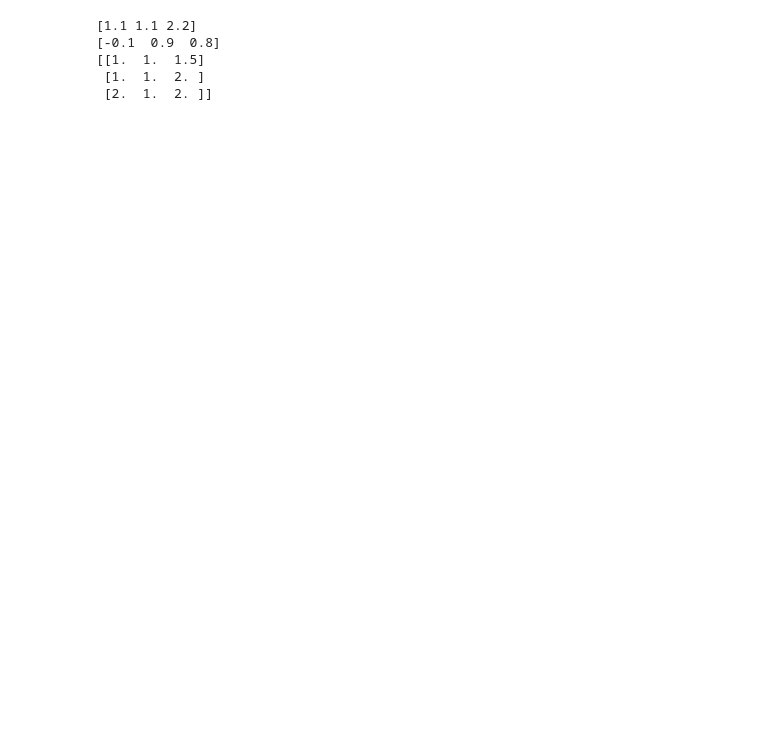
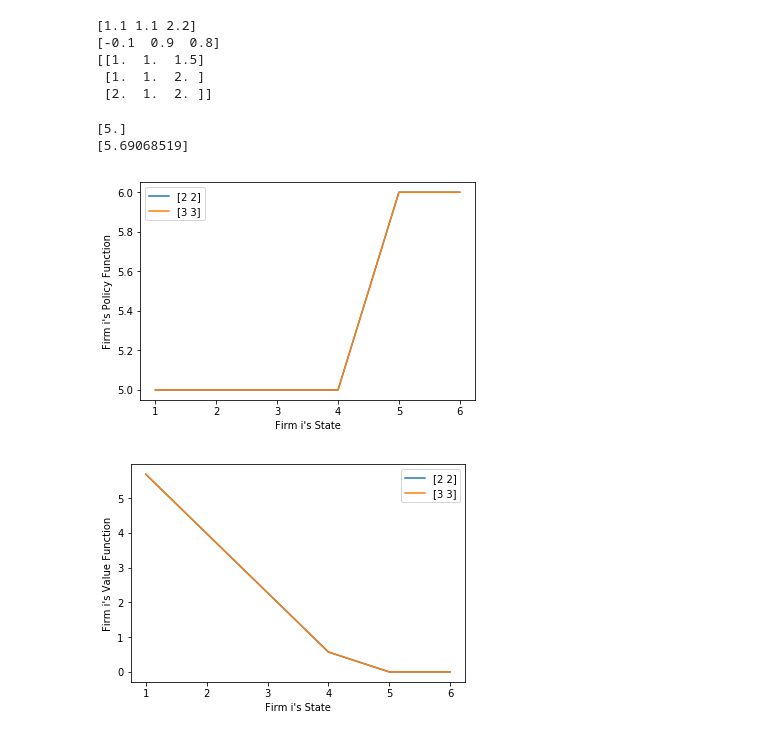
Before and after one commit to ericschulman/tx_milk_2yp, a Jupyter notebook: baseline.ipynb, the cells around one changed output. Drawn from its saved outputs; the diff is of its cells as text; code cells hidden in the pictures; blank space fills up the shorter version.

```diff
--- a/baseline.ipynb
+++ b/baseline.ipynb
@@ -101,11 +101,12 @@ class States:
         return np.concatenate( (reshaped_states, self.other_states), axis=1 )
 # %%
 def create_function(states, values):
-    """returns a function
+    """returns a function and its max values
     the function uses the grid data to figure out return value"""
     f = lambda eval_states: griddata(states.get_all(), values,
                                      eval_states.get_all(), method='linear')
-    return f
+
+    return f, np.amax(values)
 # %%
 def calc_bids(policy, states):
     """return the other players bids
@@ -152,7 +153,7 @@ new_states = states.make_states([1,1,2],[[1.5,1],[1,5],[1,4.3]])
 
 #make a policy
 values = np.concatenate([6*np.ones(states.get_len()/2),8*np.ones(states.get_len()/2)])
-policy = create_function(states, values)
+policy, p_max = create_function(states, values)
 
 #learn mkt outcome for others
 other_bids = calc_bids(policy, new_states)
@@ -177,8 +178,8 @@ def operator(v_init, p_init, bids, states, theta, beta):
     policy and value to keep track of"""
 
     #initialize contract and state to 0
-    contract = 1
-    shock = 0
+    contract = np.random.normal(1, .5)
+    shock = np.random.normal(0, .5)
 
     #repeat bids/states per each bid
     my_bids = np.repeat(bids,states.get_len())
@@ -195,29 +196,36 @@ def operator(v_init, p_init, bids, states, theta, beta):
     next_states = update_state(all_bids, bid_states, contract)
 
     #calculate the value of the next state
-    v_new = profit(all_bids, bid_states, contract,  shock, theta)
-    v_new = v_new + beta*v_init(next_states)
+    value = profit(all_bids, bid_states, contract,  shock, theta)
+    value = value + beta*v_init(next_states)
 
     #reshape v_new to find argmax
-    v_new = v_new.reshape((len(bids),states.get_len()))
+    value = value.reshape((len(bids),states.get_len()))
 
-    policy = np.argmax(v_new,axis=1)
+    #use argmax to find policy/value functions
+    policy = np.argmax(value,axis=0)
     policy = bids[policy]
-    policy = create_function(states, policy)
+    policy, p_max = create_function(states, policy)
 
-    value = create_function(states, v_new)
+    value = np.max(value,axis=0)
+    value, v_max = create_function(states, value)
 
-    return policy, value
+    return  value, v_max, policy, p_max
+
 
 #make some states/bids
-bids = np.arange(1,6)
-states = States(3,1,3)
+bids = np.arange(1,11)
+states = States(3,1,7)
 states.gen_states()
 
 #make a policy
 values = np.concatenate([6*np.ones(states.get_len()/2),8*np.ones(states.get_len()/2)])
-policy = create_function(states, values)
+policy, p_max = create_function(states, values)
 
-policy, value = operator(policy, policy, bids, states, 1.1, 0)
+#make sure it works
+value, v_max, policy, p_max = operator(policy, policy, bids, states, 1.1, 0)
+print policy(states.make_states([1],[[1,2]]))
+print value(states.make_states([1],[[1,2]]))
+# %% [output]
+[5.]
+[5.69068519]
-# %%
-def graph_functions():
@@ -243,0 +232,32 @@ def  markov_perfect_eq(initial_value, error, maxiter):
+# %%
+def gen_cross(states, fixed):
+    """gen cross section for purposes of graphing policy"""
+
+    my_states = np.arange(states.min_states,states.max_states)
+    fixed_states = np.tile(fixed, len(my_states))
+    fixed_states = fixed_states.reshape(len(my_states),states.n-1)
+
+    return states.make_states(my_states,fixed_states)
+
+
+def graph_functions(function, cross_sections, labels):
+    """graph function on predetermined cross section"""
+    for i in range(len(function)):
+        #set up labels
+        fig = plt.figure()
+        plt.xlabel("Firm i's State")
+        plt.ylabel("Firm i's %s Function"%labels[i])
+        for cross in cross_sections:
+            plt.plot( cross.my_states, function[i](cross), label=str(cross.other_states[0]) )
+        plt.legend()
+
+
+#make a cross section
+cross_section1 = gen_cross(states, [2,2])
+cross_section2 = gen_cross(states, [3,3])
+
+#graph policy function
+graph_functions( (policy,value) ,[cross_section1,cross_section2],['Policy','Value'])
+# %% [output]
+[figure, added]
+[figure, added]
```
Also changed, not shown: parts of 3 cells of this notebook.
